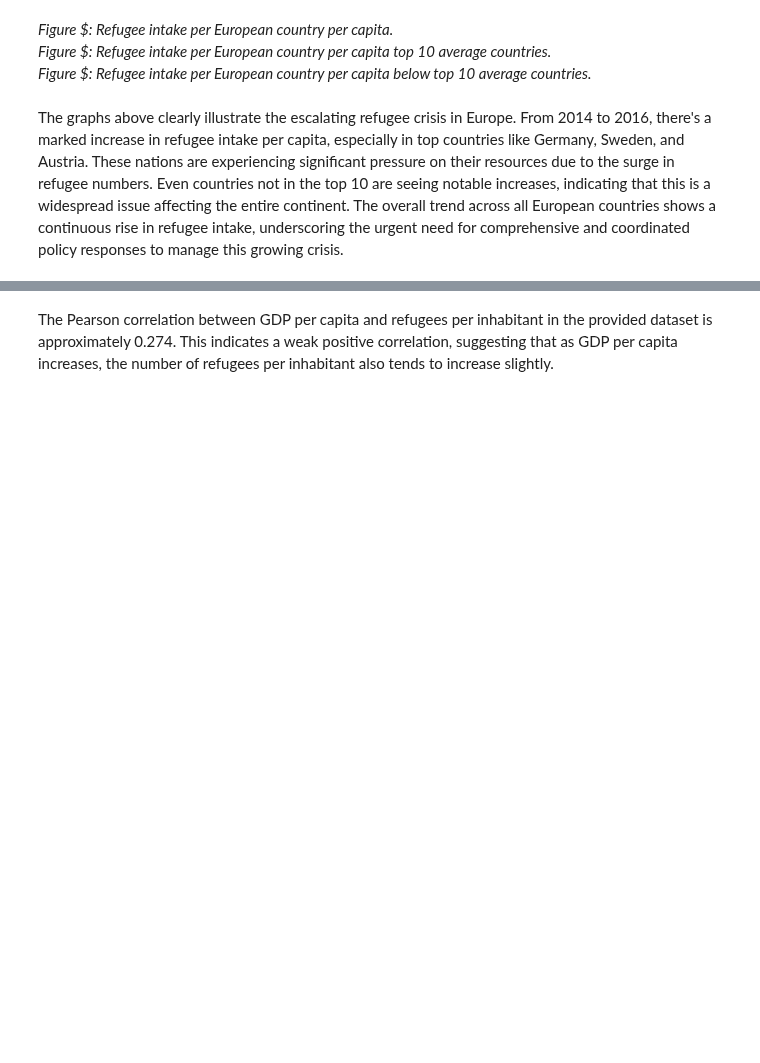
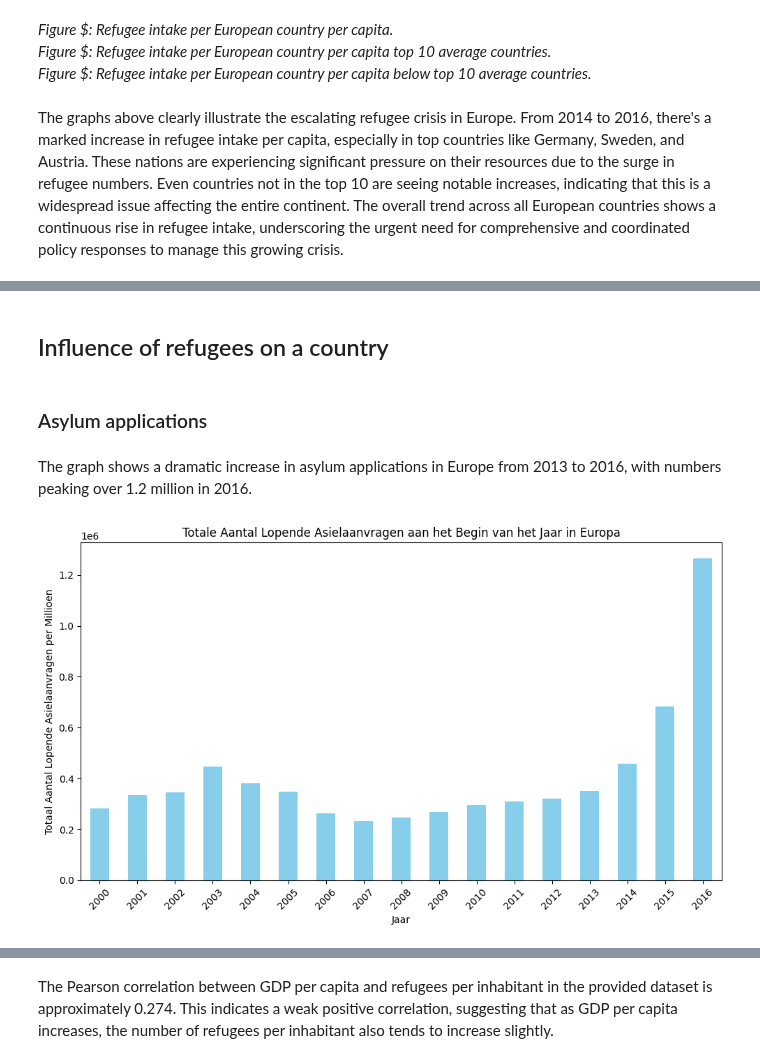
Before and after one commit to Nand-uva/InfoVis, a Jupyter notebook: docs/notebook.ipynb, the cells around one changed output, grey strips where cells are left out. Drawn from its saved outputs; the diff is of its cells as text; code cells hidden in the pictures; blank space fills up the shorter version.

```diff
--- a/docs/notebook.ipynb
+++ b/docs/notebook.ipynb
@@ -285,0 +329,23 @@ The graphs above clearly illustrate the escalating refugee crisis in Europe. Fro
+# %% [markdown]
+## Influence of refugees on a country
+# %% [markdown]
+### Asylum applications
+# %% [markdown]
+The graph shows a dramatic increase in asylum applications in Europe from 2013 to 2016, with numbers peaking over 1.2 million in 2016.
+# %%
+file_path = r'DataSets/preprocessed_asylum_seekers.csv'
+data = pd.read_csv(file_path, low_memory=False)
+
+
+total_pending_start_year_europe = data.groupby('Year')['Tota pending start-year'].sum()
+
+plt.figure(figsize=(10, 6))
+total_pending_start_year_europe.plot(kind='bar', color='skyblue')
+plt.title('Totale Aantal Lopende Asielaanvragen aan het Begin van het Jaar in Europa')
+plt.xlabel('Jaar')
+plt.ylabel('Totaal Aantal Lopende Asielaanvragen per Millioen')
+plt.xticks(rotation=45)
+plt.tight_layout()
+plt.show()
+# %% [output]
+[figure, added]
```
Also changed, not shown: parts of 40 cells of this notebook.
